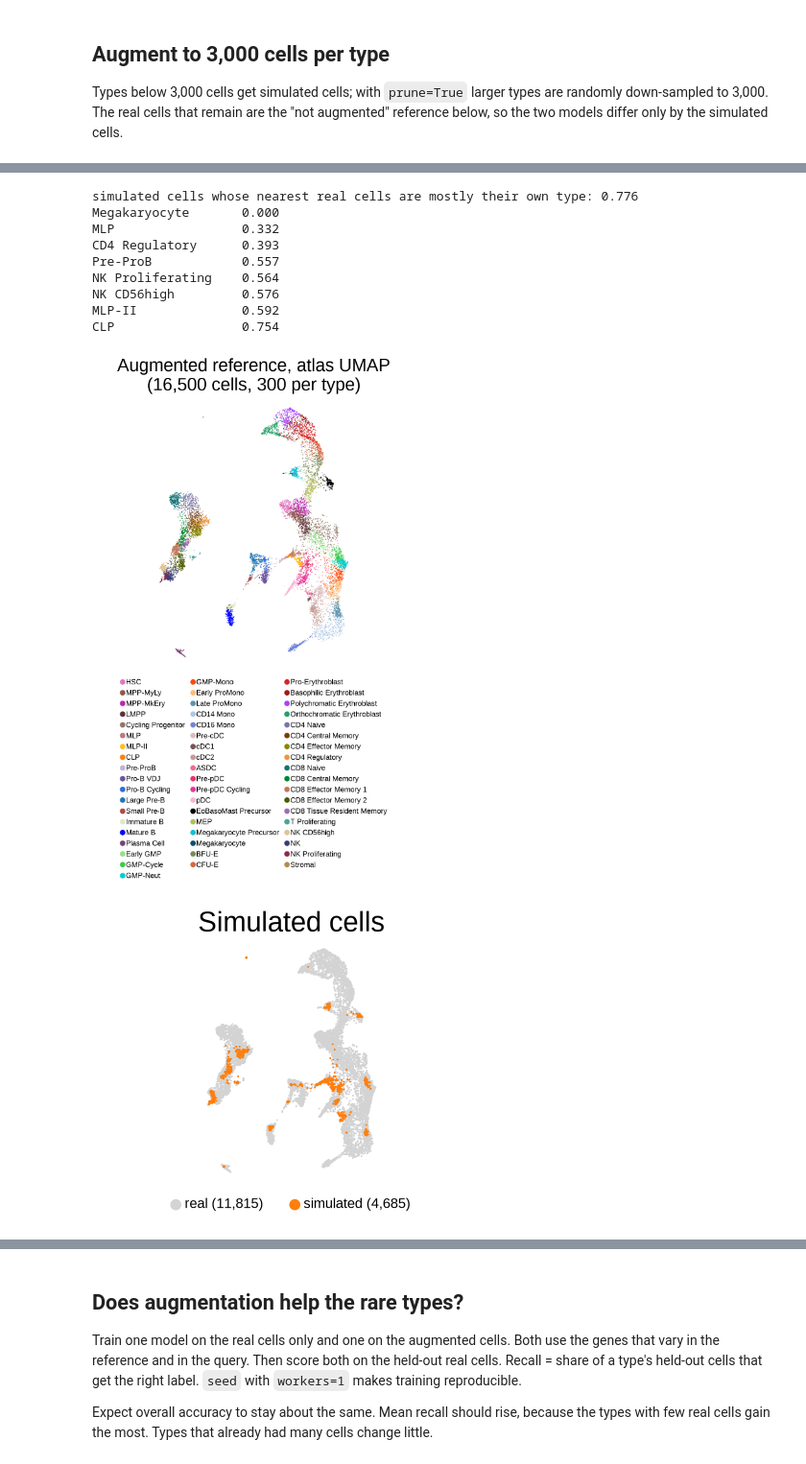
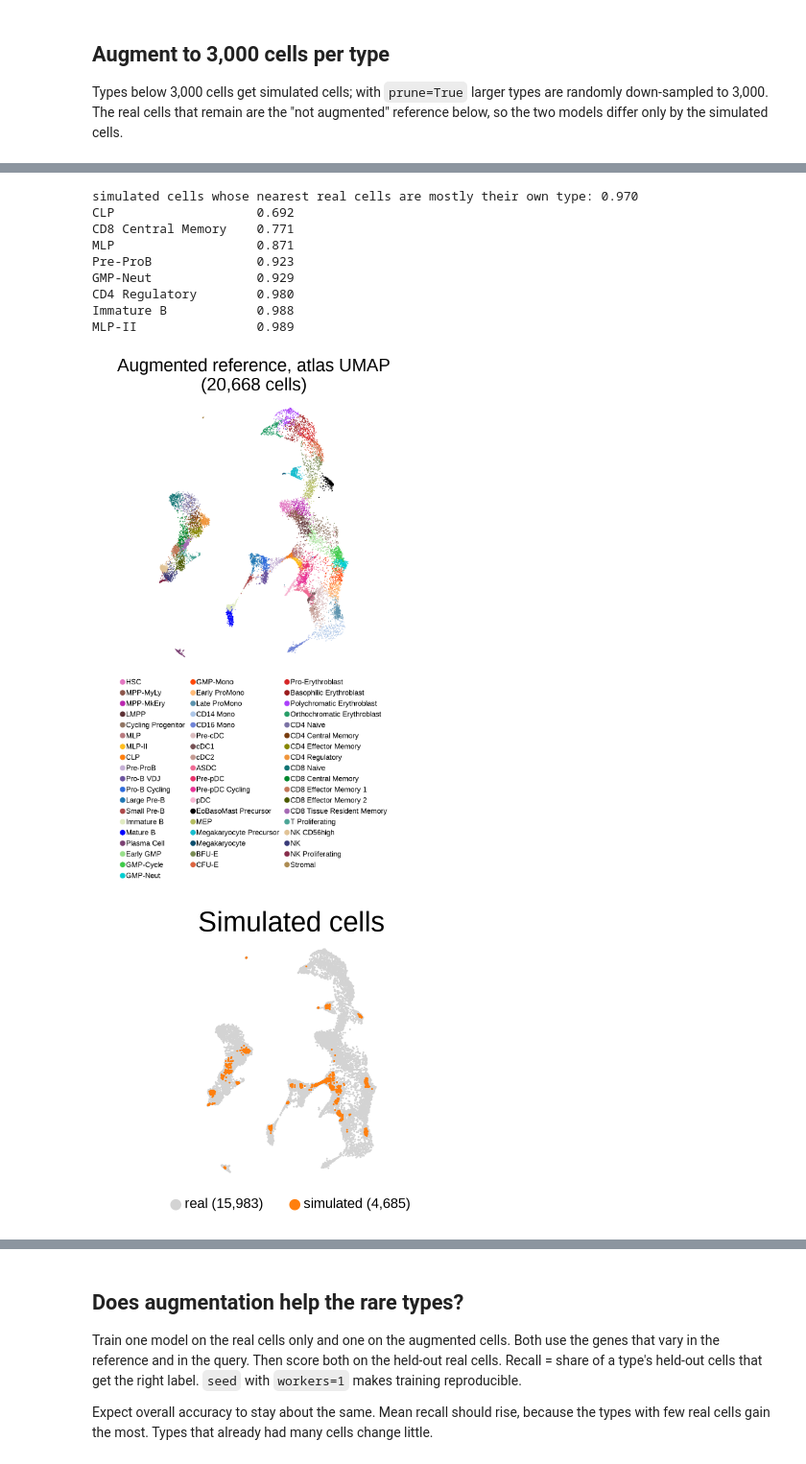
Before and after one commit to jacob-greene/py-viewmastR, a Jupyter notebook: tutorials/04_augment.ipynb, the cells around one changed output, grey strips where cells are left out. Shown at 96% size. Cells and saved outputs as stored; diff of their text form; code cells hidden in the pictures.

```diff
--- a/tutorials/04_augment.ipynb
+++ b/tutorials/04_augment.ipynb
@@ -105,48 +106,52 @@ real cells, found in a PCA of the real cells. The check uses 300 cells per type.
 # %%
+# 300 cells per type; a rare type keeps all its real cells (up to 300) as neighbours
 pick = aug.obs.groupby(col, observed=True).sample(300, random_state=0).index
-a = aug[pick].copy()
+sim_pick = pick[aug.obs.loc[pick, "simulated"].to_numpy()]
+real_pick = (aug.obs[~aug.obs["simulated"].to_numpy()].sample(frac=1, random_state=0)
+             .groupby(col, observed=True).head(300).index)
+a = aug[real_pick.append(sim_pick)].copy()
 sim = a.obs["simulated"].to_numpy()
 sc.pp.normalize_total(a, target_sum=1e4)
 sc.pp.log1p(a)
 r = a[~sim].copy()  # PCA of the real cells only
 sc.pp.highly_variable_genes(r, n_top_genes=3000)
 sc.pp.pca(r, n_comps=40, mask_var="highly_variable")
 hv = r.var["highly_variable"].to_numpy()
 x = a[sim].X[:, hv].toarray() - np.asarray(r.X[:, hv].mean(0)).ravel()
 near = NearestNeighbors(n_neighbors=15).fit(r.obsm["X_pca"]).kneighbors(
     x @ r.varm["PCs"][hv], return_distance=False)
 xy = atlas_umap.loc[r.obs_names].to_numpy()
 a.obsm["X_umap"] = np.zeros((a.n_obs, 2))
 a.obsm["X_umap"][~sim] = xy
 a.obsm["X_umap"][sim] = np.median(xy[near], axis=1)
 # Is the commonest type among a simulated cell's 15 nearest real cells its own type?
 own = pd.DataFrame(r.obs[col].astype(str).to_numpy()[near]).mode(axis=1)[0].to_numpy() == a.obs[col].astype(str).to_numpy()[sim]
 by_type = pd.Series(own).groupby(a.obs[col].astype(str).to_numpy()[sim]).mean()
 print(f"simulated cells whose nearest real cells are mostly their own type: {own.mean():.3f}")
 print(by_type.sort_values().head(8).round(3).to_string())
 rp.umap_figure(a.obsm["X_umap"], a.obs[col],
-               f"Augmented reference, atlas UMAP\n({a.n_obs:,} cells, 300 per type)")
+               f"Augmented reference, atlas UMAP\n({a.n_obs:,} cells)")
 plt.show()
 fig, ax = plt.subplots(figsize=(rp.UMAP_W, rp.UMAP_H - 1.4))
 for is_sim, c, name in ((False, "lightgrey", "real"), (True, "tab:orange", "simulated")):
     m = sim == is_sim
     ax.scatter(*a.obsm["X_umap"][m].T, s=rp.REF_SIZE * 2, c=c, linewidths=0, rasterized=True,
                label=f"{name} ({m.sum():,})")
 ax.set_title("Simulated cells", fontsize=rp.FS_TITLE)
 ax.set_aspect("equal", adjustable="datalim")
 ax.axis("off")
 ax.legend(markerscale=6, frameon=False, fontsize=rp.FS_LEGEND + 2, loc="upper center",
           bbox_to_anchor=(0.5, -0.01), ncol=2)
 plt.show()
 # %% [output]
-simulated cells whose nearest real cells are mostly their own type: 0.776
-Megakaryocyte       0.000
-MLP                 0.332
-CD4 Regulatory      0.393
-Pre-ProB            0.557
-NK Proliferating    0.564
-NK CD56high         0.576
-MLP-II              0.592
-CLP                 0.754
+simulated cells whose nearest real cells are mostly their own type: 0.970
+CLP                   0.692
+CD8 Central Memory    0.771
+MLP                   0.871
+Pre-ProB              0.923
+GMP-Neut              0.929
+CD4 Regulatory        0.980
+Immature B            0.988
+MLP-II                0.989
-[figure, old version]
+[figure, new version]
-[figure, old version]
+[figure, new version]
```
Also changed, not shown: parts of 5 cells of this notebook.
